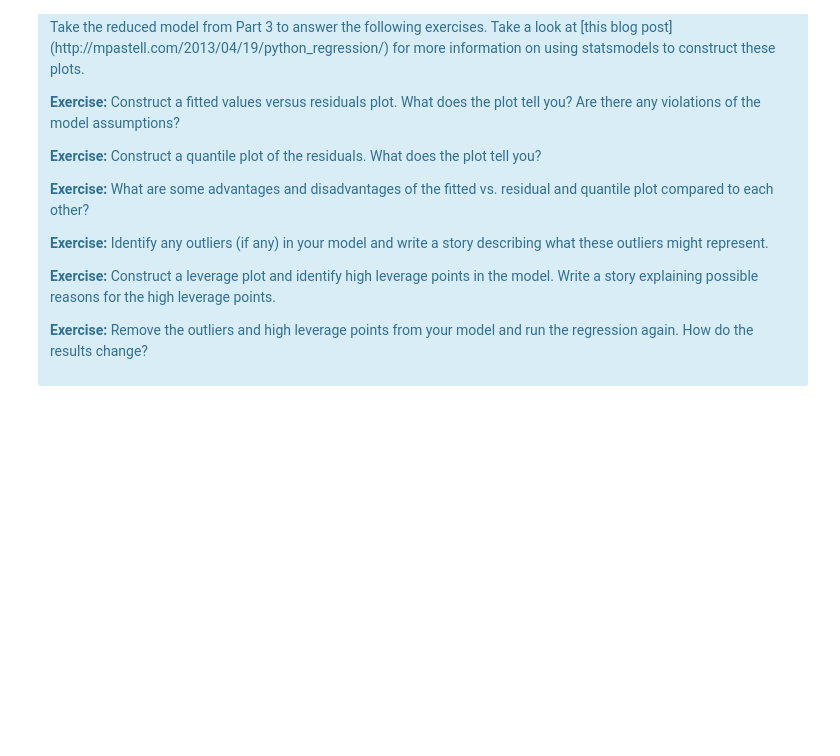
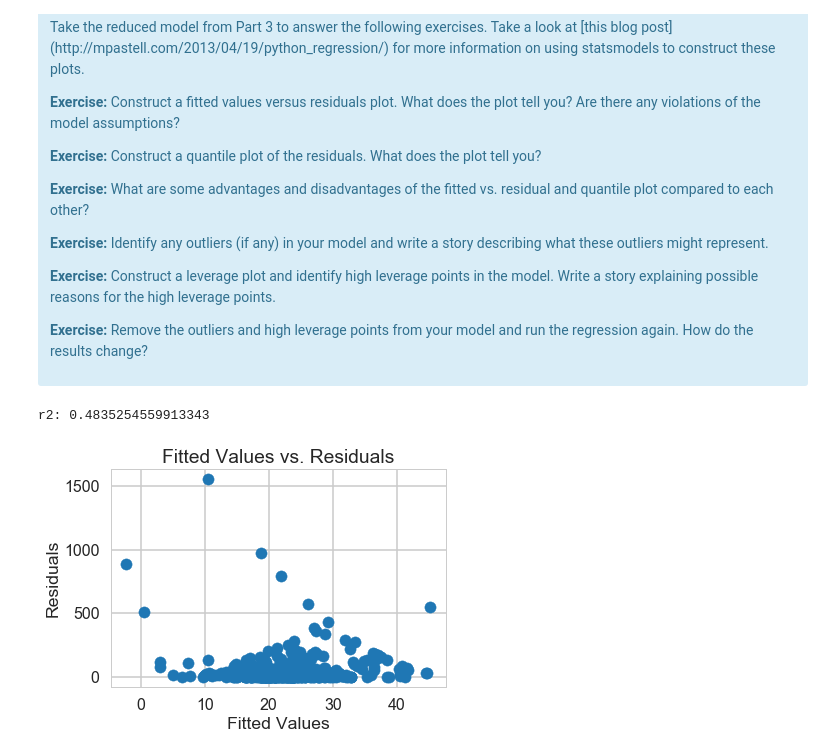
Before and after one commit to ning-leung/linear_regression_mini_project, a Jupyter notebook: Mini_Project_Linear_Regression.ipynb, the cells around one changed output. Saved outputs shown, nothing was run; the diff lists cells and outputs as text; code cells hidden in the pictures; blank space fills up the shorter version.

```diff
--- a/Mini_Project_Linear_Regression.ipynb
+++ b/Mini_Project_Linear_Regression.ipynb
@@ -695,7 +711,7 @@ msr_PTRATIO = np.mean()
 </div>
 # %%
 #LM fit of three independent variables of 'CRIM', 'RM' and 'PTRATIO'
-lm = LinearRegression()
-lm.fit(X[['CRIM','RM','PTRATIO']], bos.PRICE)
+lm2 = LinearRegression()
+lm2.fit(X[['CRIM','RM','PTRATIO']], bos.PRICE)
 # %% [output]
 LinearRegression(copy_X=True, fit_intercept=True, n_jobs=1, normalize=False)
@@ -782,0 +847,20 @@ There are some other issues that are important investigate with linear regressio
+# %%
+# Your turn.
+X = bos['RM'].reshape(-1,1)
+Y = bos['PRICE']
+lm.fit(X,Y)
+
+# make predictions, calculate residuals
+lm.predict(X)
+residuals = (Y - lm.predict(X)) ** 2
+r2 = lm.score(X,Y)
+print("r2:",r2)
+# %% [output]
+r2: 0.4835254559913343
+# %%
+plt.scatter(lm.predict(X),residuals)
+plt.title('Fitted Values vs. Residuals')
+plt.xlabel('Fitted Values')
+plt.ylabel('Residuals');
+# %% [output]
+[figure, added]
```
Also changed, not shown: parts of 33 cells of this notebook.
